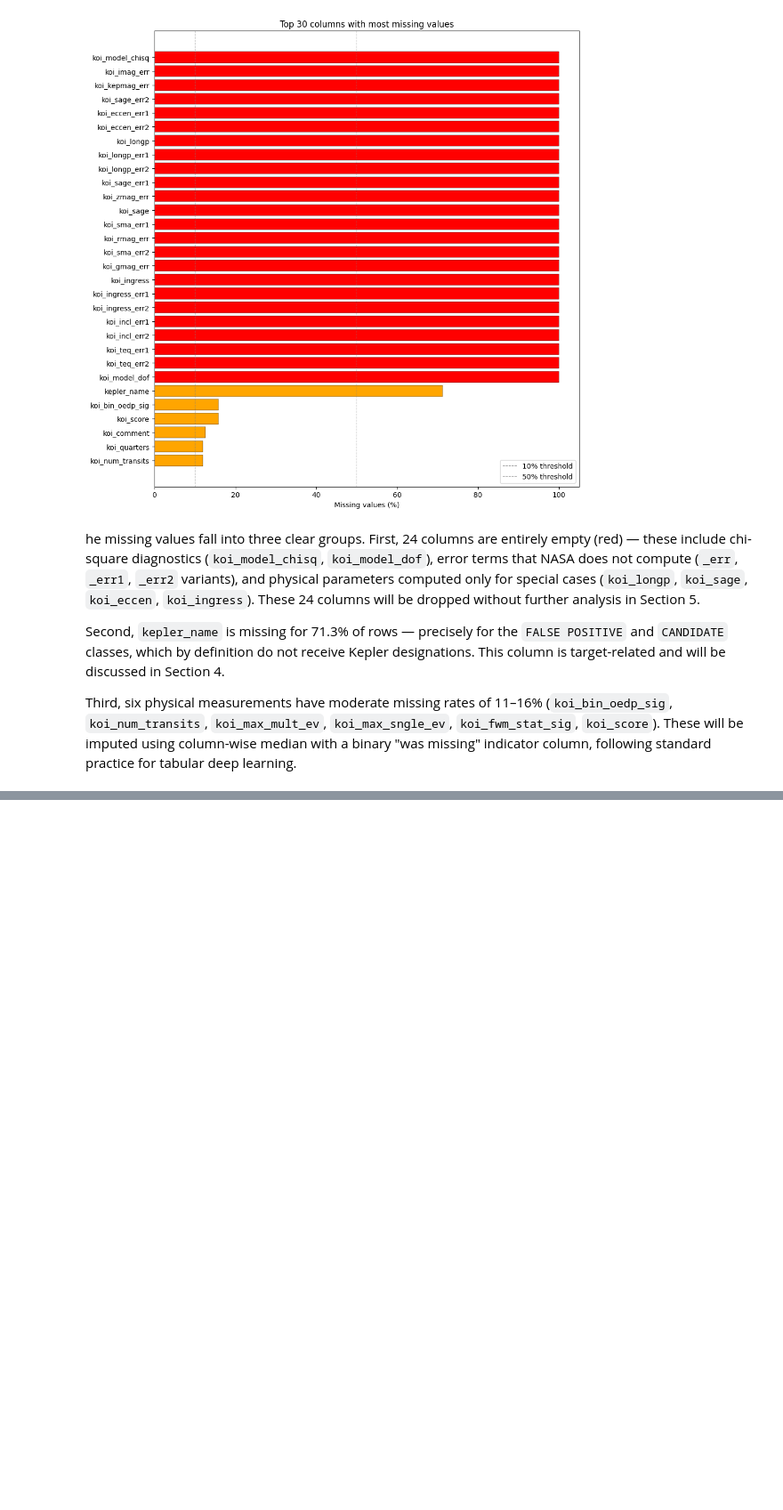
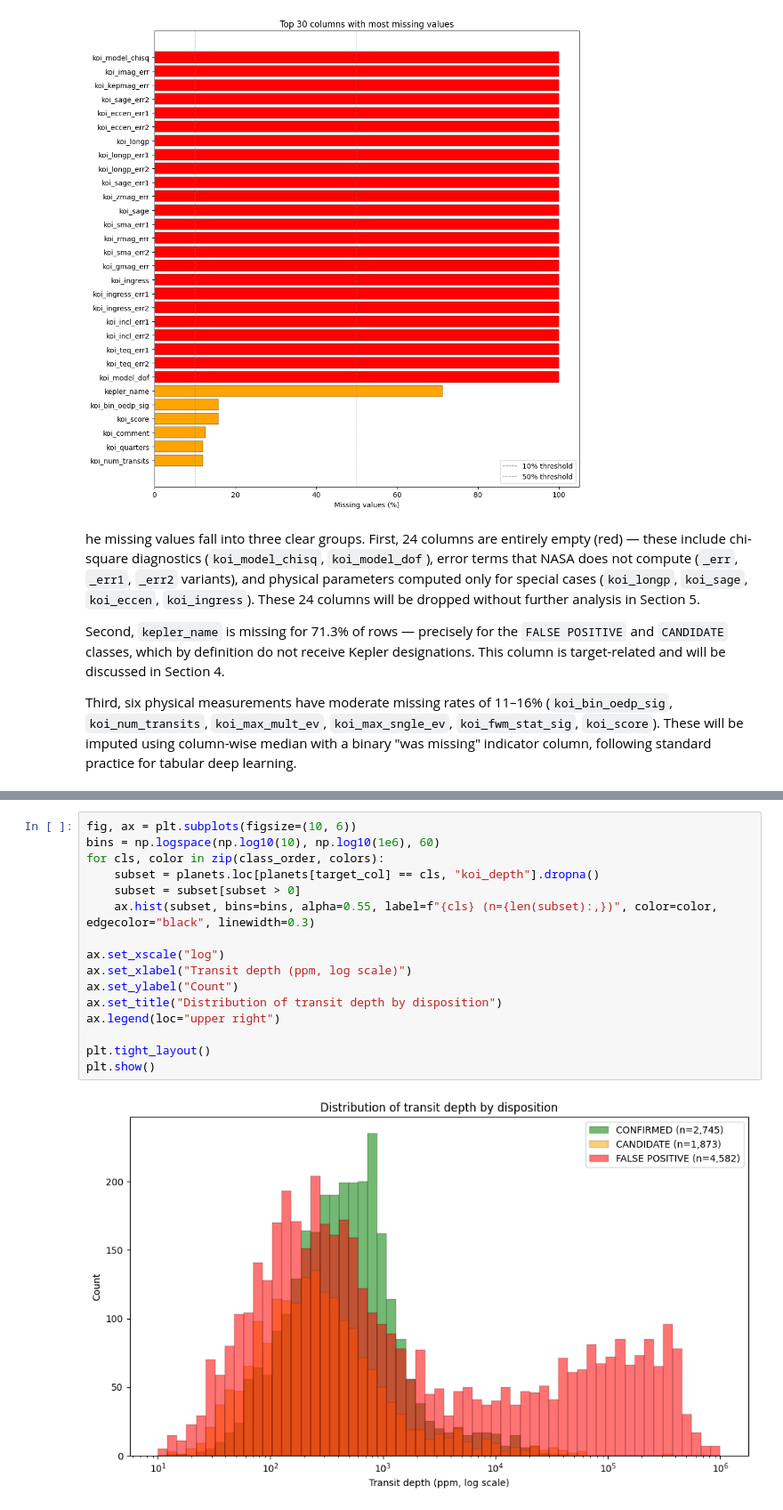
Before and after one commit to AhmedInv40/kepler-exoplanet-dl, a Jupyter notebook: notebooks/01_data_exploration_and_cleaning.ipynb, the cells around one changed output, grey strips where cells are left out. Shown at 89% size. Cells and saved outputs as stored; diff of their text form; blank space fills up the shorter version.

```diff
--- a/notebooks/01_data_exploration_and_cleaning.ipynb
+++ b/notebooks/01_data_exploration_and_cleaning.ipynb
@@ -350,0 +387,18 @@ Third, six physical measurements have moderate missing rates of 11–16% (`koi_b
+# %%
+fig, ax = plt.subplots(figsize=(10, 6))
+bins = np.logspace(np.log10(10), np.log10(1e6), 60)
+for cls, color in zip(class_order, colors):
+    subset = planets.loc[planets[target_col] == cls, "koi_depth"].dropna()
+    subset = subset[subset > 0]
+    ax.hist(subset, bins=bins, alpha=0.55, label=f"{cls} (n={len(subset):,})", color=color, edgecolor="black", linewidth=0.3)
+
+ax.set_xscale("log")
+ax.set_xlabel("Transit depth (ppm, log scale)")
+ax.set_ylabel("Count")
+ax.set_title("Distribution of transit depth by disposition")
+ax.legend(loc="upper right")
+
+plt.tight_layout()
+plt.show()
+# %% [output]
+[figure, added]
```
Also changed, not shown: parts of 16 cells of this notebook.
